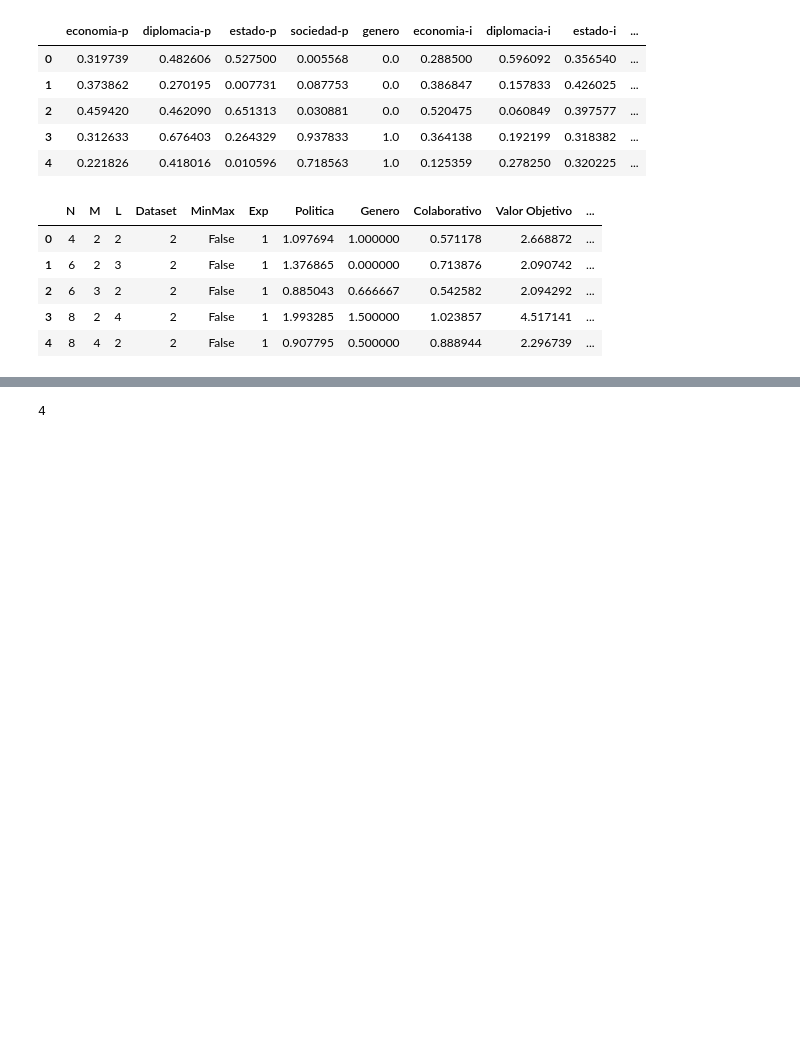
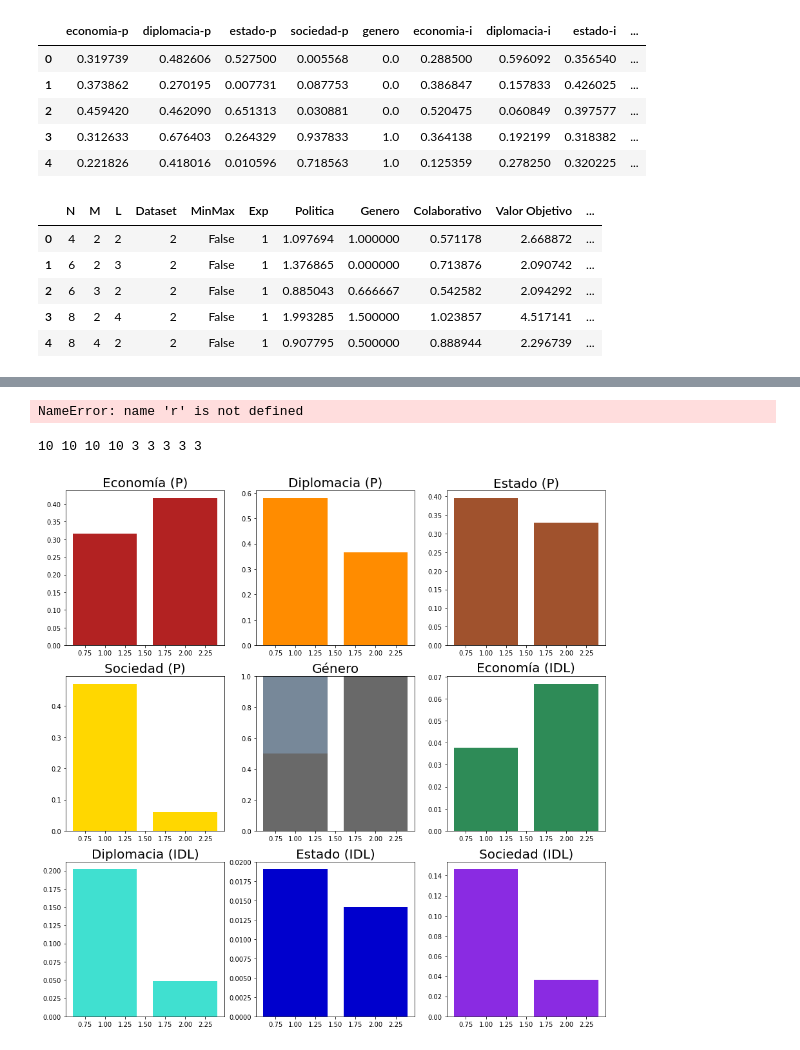
Before and after one commit to valehp/Grupos-politicos, a Jupyter notebook: pruebas.ipynb, the cells around one changed output, grey strips where cells are left out. Drawn from its saved outputs; the diff is of its cells as text; code cells hidden in the pictures; blank space fills up the shorter version.

```diff
--- a/pruebas.ipynb
+++ b/pruebas.ipynb
@@ -390,12 +389,3 @@ resultados.head()
 | 2 | 6 | 3 | 2 | 2 | False | 1 | 0.885043 | 0.666667 | 0.542582 | 2.094292 | ... |
 | 3 | 8 | 2 | 4 | 2 | False | 1 | 1.993285 | 1.500000 | 1.023857 | 4.517141 | ... |
 | 4 | 8 | 4 | 2 | 2 | False | 1 | 0.907795 | 0.500000 | 0.888944 | 2.296739 | ... |
-# %%
-for i in resultados.index:
-    f = resultados.loc[i]       # Fila i
-    N, M, L, D, MM, E = f.N, f.M, f.L, f.Dataset, f.MinMax, f.Exp
-    sizes = GroupSizes(M, L, N)
-    grupos = get_grupos(f, data.to_numpy())
-    for grupo in grupos:
-        print(grupo)
-    break
@@ -420,4 +391,0 @@ for i in resultados.index:
-# %%
-resultados.loc[0].N
-# %% [output]
-4
@@ -423,0 +394,65 @@ resultados.loc[0].N
+# %%
+r.where( r.M == 2 )
+# %% [output]
+NameError: name 'r' is not defined
+# %%
+size_grafico = (15, 15)
+EJES  = ['economia-p', 'diplomacia-p', 'estado-p', 'sociedad-p', 'genero', 'economia-i', 'diplomacia-i', 'estado-i', 'sociedad-i']
+TITLES= ['Economía (P)', 'Diplomacia (P)', 'Estado (P)', 'Sociedad (P)', 'Género', 'Economía (IDL)', 'Diplomacia (IDL)', 'Estado (IDL)', 'Sociedad (IDL)']
+bins = 10
+
+for ii in resultados.index:
+    fila = resultados.loc[ii]
+    N, M, L, D, MM, E = fila.N, fila.M, fila.L, fila.Dataset, fila.MinMax, fila.Exp
+    sizes = GroupSizes(M, L, N)
+    grupos = get_grupos(fila, data.to_numpy())
+
+    colors = ["firebrick", "darkorange", "sienna", "gold", "lightslategrey", "seagreen", "turquoise", "mediumblue", "blueviolet"]
+    GENEROS= ["dimgray","silver","lightslategrey"]
+    BINS = []
+    for i in range(len(EJES)):
+        bins = 3 if (EJES[i] == 'genero') else bins
+        print(bins, end=" ")
+        _, b = np.histogram( data.to_numpy()[:,i], bins=bins )
+        BINS.append(b)
+
+    f, axs = plt.subplots( 3, 3, figsize=size_grafico )
+    x = [ i+1 for i in range(L) ]
+    e = 0
+    for i in range(3):
+        for j in range(3):
+            if EJES[e] == "genero":
+                fe, m, nb = [], [], []
+                for grupo in grupos:
+                    # 0		f
+                    # 0.5	nb
+                    # 1		m
+                    #grupo = np.array(sol[l])
+                    fe.append( (grupo == 0).sum() / len(grupo) )
+                    nb.append( (grupo == 0.5).sum() / len(grupo) )
+                    m.append( (grupo == 1).sum() / len(grupo) )
+                fe = np.array(fe)
+                nb = np.array(nb)
+                m = np.array(m)
+                axs[i][j].bar( x, fe, color=GENEROS[0], label="F" )
+                axs[i][j].bar( x, nb, color=GENEROS[1], bottom=fe, label="NB" )
+                axs[i][j].bar( x, m, color=GENEROS[2], bottom=nb+fe, label="M" )
+            else:
+                y = []
+                for grupo in grupos:
+                    if "IDL" in TITLES[e]: y.append( np.std(grupo[:,e]) )
+                    else: y.append( np.mean(grupo[:,e]) )
+
+                axs[i][j].bar( x, y, color=colors[e] )
+                #axs[i][j].axhline( y=g.ObjGenerales[e], ls='--', color="black", lw=3.5, label="Promedio general" )
+
+            axs[i][j].set_title(TITLES[e], size=20)
+            #axs[i][j].legend()
+            e += 1
+
+    plt.show()
+
+    break
+# %% [output]
+10 10 10 10 3 3 3 3 3
+[figure, added]
```
Also changed, not shown: parts of 3 cells of this notebook, 1 other file.
